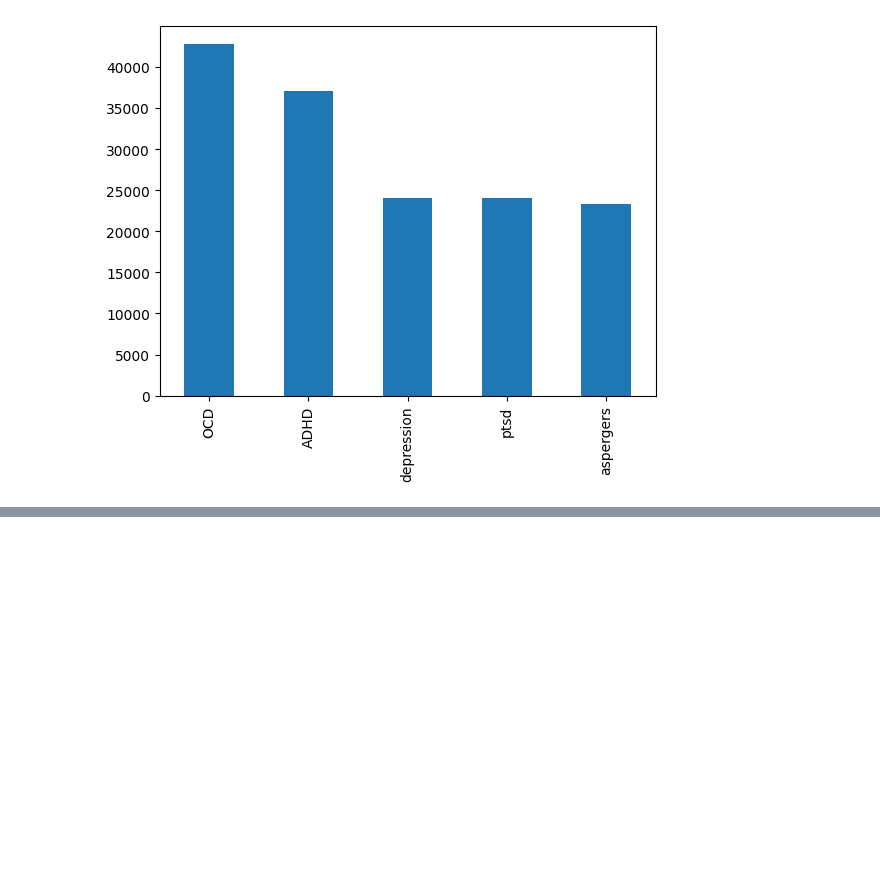
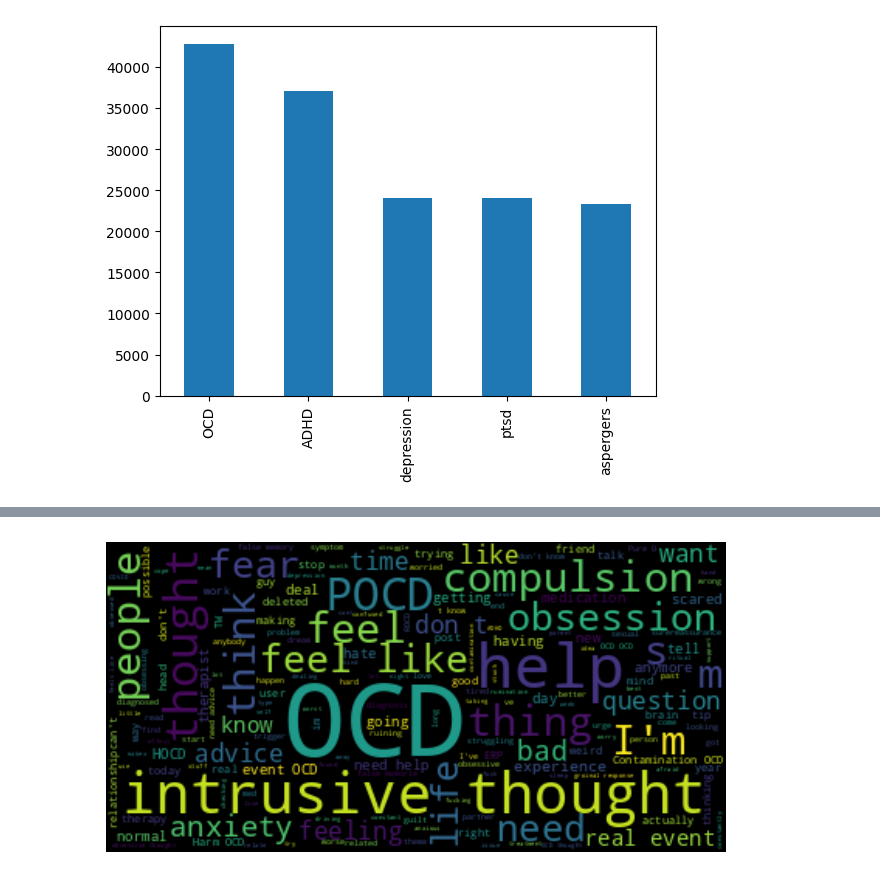
Before and after one commit to Frorozcoloa/neuromatch_team_2, a Jupyter notebook: 0-1-analisys_data.ipynb, the cells around one changed output, grey strips where cells are left out. Saved outputs shown, nothing was run; the diff lists cells and outputs as text; code cells hidden in the pictures; blank space fills up the shorter version.

```diff
--- a/0-1-analisys_data.ipynb
+++ b/0-1-analisys_data.ipynb
@@ -53,0 +113,4 @@ df.subreddit.value_counts().plot.bar()
+# %%
+create_word_cloud(df[df.subreddit=="OCD"].title)
+# %% [output]
+[figure, added]
```
Also changed, not shown: parts of 10 cells of this notebook.
